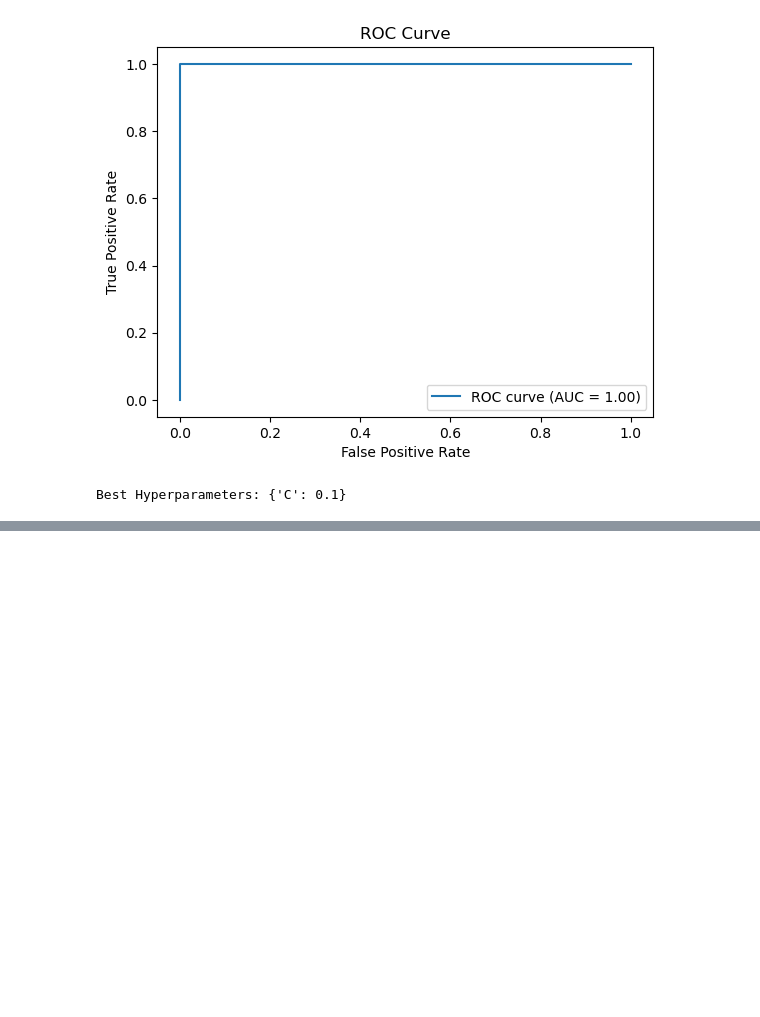
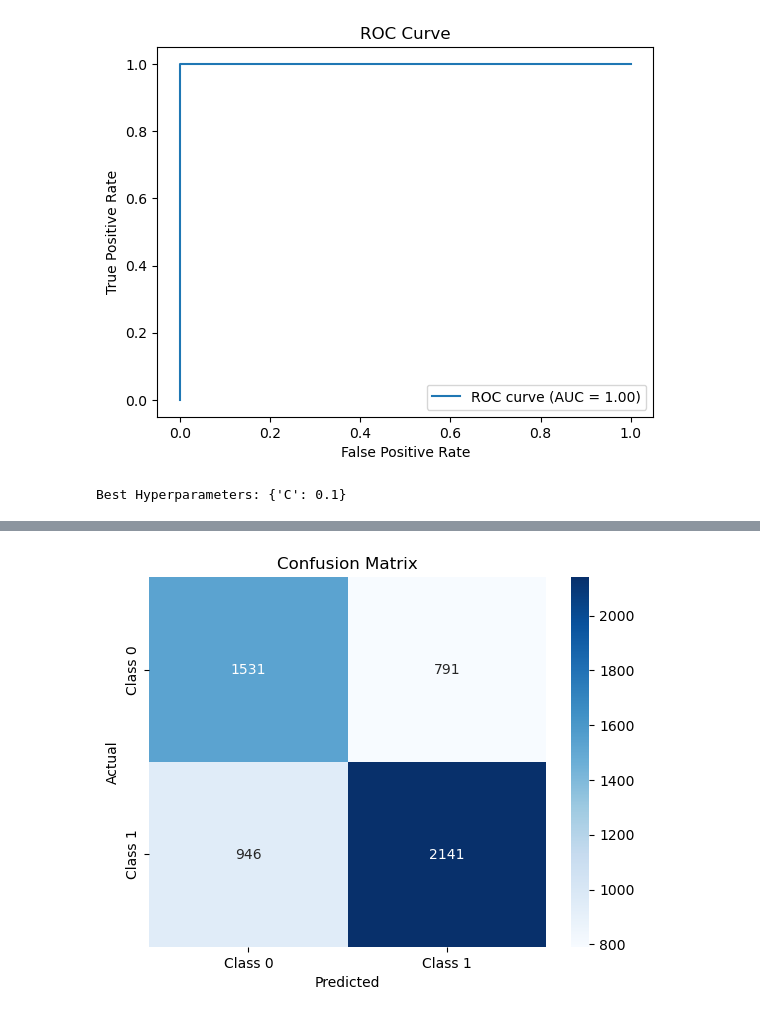
Before and after one commit to 7r3y70dd/383cst, a Jupyter notebook: project2_personalCopy.ipynb, the cells around one changed output, grey strips where cells are left out. Drawn from its saved outputs; the diff is of its cells as text; code cells hidden in the pictures; blank space fills up the shorter version.

```diff
--- a/project2_personalCopy.ipynb
+++ b/project2_personalCopy.ipynb
@@ -366,3 +411,90 @@ grid_search.fit(X_train, y_train)
 print("Best Hyperparameters:", grid_search.best_params_)
 # %% [output]
 Best Hyperparameters: {'C': 0.1}
+# %%
+training_default_removal = ['ID', 'Recidivism_Within_3years', 'Recidivism_Arrest_Year1', 'Recidivism_Arrest_Year2', 'Recidivism_Arrest_Year3']
+
+drop_dummy_groups = []
+
+dropping = []
+for group in drop_dummy_groups:
+    if group in dummy_column_groups:
+        dropping.extend(dummy_column_groups[group])
+
+X = df.drop(columns=training_default_removal + dropping)
+y = df['Recidivism_Within_3years']
+X_train, X_test, y_train, y_test = train_test_split(X, y, test_size=0.3, random_state=0)
+print("Class distribution before oversampling:")
+print(y_train.value_counts())
+
+# Oversampling using SMOTE
+smote = SMOTE(random_state=42)
+X_train_resampled, y_train_resampled = smote.fit_resample(X_train, y_train)
+
+# Check class distribution after oversampling
+print("\nClass distribution after oversampling:")
+print(y_train_resampled.value_counts())
+
+regr = LogisticRegression(max_iter=1000, C=0.1, class_weight='balanced')
+regr.fit(X_train, y_train)
+
+y_pred = regr.predict(X_test)
+
+cm = confusion_matrix(y_test, y_pred)
+sns.heatmap(cm, annot=True, fmt='d', cmap='Blues', xticklabels=['Class 0', 'Class 1'], yticklabels=['Class 0', 'Class 1'])
+plt.xlabel('Predicted')
+plt.ylabel('Actual')
+plt.title('Confusion Matrix')
+plt.show()
+
+print(classification_report(y_test, y_pred))
+
+regr = LogisticRegression(max_iter=1000, C=0.1, class_weight='balanced')
+regr.fit(X_train_resampled, y_train_resampled)
+
+y_pred = regr.predict(X_test)
+
+cm = confusion_matrix(y_test, y_pred)
+sns.heatmap(cm, annot=True, fmt='d', cmap='Blues', xticklabels=['Class 0', 'Class 1'], yticklabels=['Class 0', 'Class 1'])
+plt.xlabel('Predicted')
+plt.ylabel('Actual')
+plt.title('Confusion Matrix')
+plt.show()
+
+print(classification_report(y_test, y_pred))
+
+drop_dummy_groups = ['Race']
+
+dropping = []
+for group in drop_dummy_groups:
+    if group in dummy_column_groups:
+        dropping.extend(dummy_column_groups[group])
+
+regr = LogisticRegression(max_iter=1000, C=0.1, class_weight='balanced')
+regr.fit(X_train, y_train)
+
+y_pred = regr.predict(X_test)
+
+cm = confusion_matrix(y_test, y_pred)
+sns.heatmap(cm, annot=True, fmt='d', cmap='Blues', xticklabels=['Class 0', 'Class 1'], yticklabels=['Class 0', 'Class 1'])
+plt.xlabel('Predicted')
+plt.ylabel('Actual')
+plt.title('Confusion Matrix')
+plt.show()
+
+print(classification_report(y_test, y_pred))
+
+regr = LogisticRegression(max_iter=1000, C=0.1, class_weight='balanced')
+regr.fit(X_train_resampled, y_train_resampled)
+
+y_pred = regr.predict(X_test)
+
+cm = confusion_matrix(y_test, y_pred)
+sns.heatmap(cm, annot=True, fmt='d', cmap='Blues', xticklabels=['Class 0', 'Class 1'], yticklabels=['Class 0', 'Class 1'])
+plt.xlabel('Predicted')
+plt.ylabel('Actual')
+plt.title('Confusion Matrix')
+plt.show()
+
+print(classification_report(y_test, y_pred))
+# %% [output]
@@ -368,0 +512 @@ Best Hyperparameters: {'C': 0.1}
+[figure, added]
```
Also changed, not shown: parts of 18 cells of this notebook, 2 other files.
